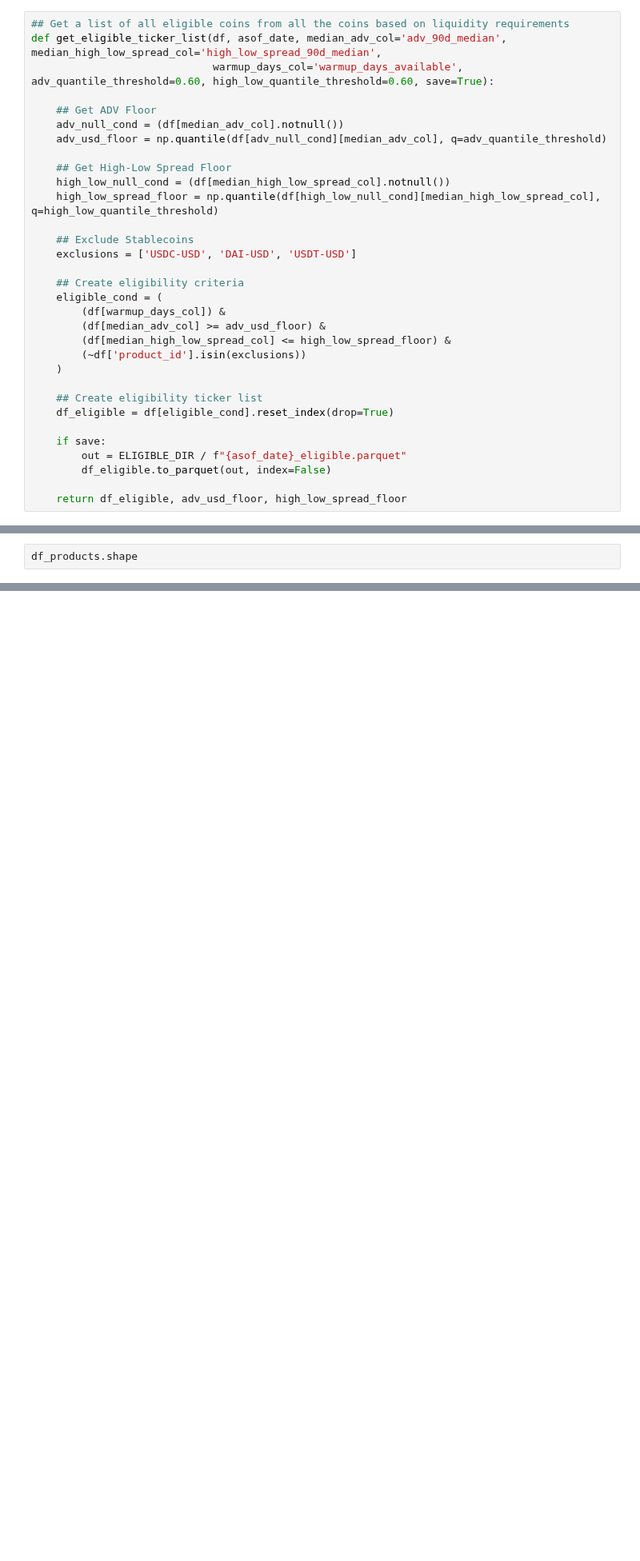
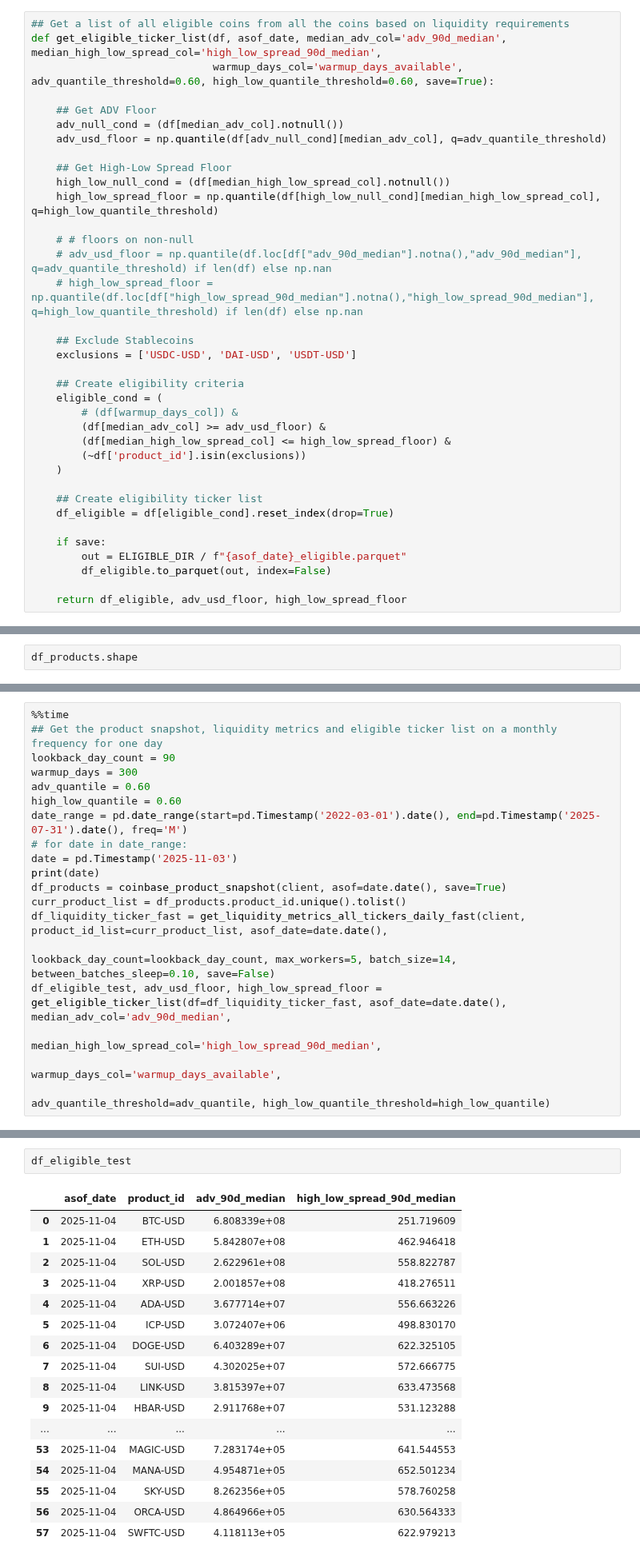
Before and after one commit to adheerchauhan/trend_following, a Jupyter notebook: research/notebooks/Trend_Following_Universe_Expansion.ipynb, the cells around one changed output, grey strips where cells are left out. Shown at 80% size. Cells and saved outputs as stored; diff of their text form; blank space fills up the shorter version.

Commit message:
Trend Following Strategy Production Script

```diff
--- a/research/notebooks/Trend_Following_Universe_Expansion.ipynb
+++ b/research/notebooks/Trend_Following_Universe_Expansion.ipynb
@@ -866,12 +981,16 @@ def get_eligible_ticker_list(df, asof_date, median_adv_col='adv_90d_median', med
     high_low_null_cond = (df[median_high_low_spread_col].notnull())
     high_low_spread_floor = np.quantile(df[high_low_null_cond][median_high_low_spread_col], q=high_low_quantile_threshold)
 
+    # # floors on non-null
+    # adv_usd_floor = np.quantile(df.loc[df["adv_90d_median"].notna(),"adv_90d_median"], q=adv_quantile_threshold) if len(df) else np.nan
+    # high_low_spread_floor = np.quantile(df.loc[df["high_low_spread_90d_median"].notna(),"high_low_spread_90d_median"], q=high_low_quantile_threshold) if len(df) else np.nan
+
     ## Exclude Stablecoins
     exclusions = ['USDC-USD', 'DAI-USD', 'USDT-USD']
 
     ## Create eligibility criteria
     eligible_cond = (
-        (df[warmup_days_col]) &
+        # (df[warmup_days_col]) &
         (df[median_adv_col] >= adv_usd_floor) &
         (df[median_high_low_spread_col] <= high_low_spread_floor) &
         (~df['product_id'].isin(exclusions))
@@ -937,3 +1033,22 @@ for date in date_range:
                                                                                  median_high_low_spread_col='high_low_spread_90d_median',
                                                                                  warmup_days_col='warmup_days_available',
                                                                                  adv_quantile_threshold=adv_quantile, high_low_quantile_threshold=high_low_quantile)
+# %%
+%%time
+## Get the product snapshot, liquidity metrics and eligible ticker list on a monthly frequency for one day
+lookback_day_count = 90
+warmup_days = 300
+adv_quantile = 0.60
+high_low_quantile = 0.60
+date_range = pd.date_range(start=pd.Timestamp('2022-03-01').date(), end=pd.Timestamp('2025-07-31').date(), freq='M')
+# for date in date_range:
+date = pd.Timestamp('2025-11-03')
+print(date)
+df_products = coinbase_product_snapshot(client, asof=date.date(), save=True)
+curr_product_list = df_products.product_id.unique().tolist()
+df_liquidity_ticker_fast = get_liquidity_metrics_all_tickers_daily_fast(client, product_id_list=curr_product_list, asof_date=date.date(),
+                                                                        lookback_day_count=lookback_day_count, max_workers=5, batch_size=14, between_batches_sleep=0.10, save=False)
+df_eligible_test, adv_usd_floor, high_low_spread_floor = get_eligible_ticker_list(df=df_liquidity_ticker_fast, asof_date=date.date(), median_adv_col='adv_90d_median',
+                                                                                  median_high_low_spread_col='high_low_spread_90d_median',
+                                                                                  warmup_days_col='warmup_days_available',
+                                                                                  adv_quantile_threshold=adv_quantile, high_low_quantile_threshold=high_low_quantile)
@@ -939,0 +1059,20 @@ for date in date_range:
+# %%
+df_eligible_test
+# %% [output]
+|  | asof_date | product_id | adv_90d_median | high_low_spread_90d_median |
+| 0 | 2025-11-04 | BTC-USD | 6.808339e+08 | 251.719609 |
+| 1 | 2025-11-04 | ETH-USD | 5.842807e+08 | 462.946418 |
+| 2 | 2025-11-04 | SOL-USD | 2.622961e+08 | 558.822787 |
+| 3 | 2025-11-04 | XRP-USD | 2.001857e+08 | 418.276511 |
+| 4 | 2025-11-04 | ADA-USD | 3.677714e+07 | 556.663226 |
+| 5 | 2025-11-04 | ICP-USD | 3.072407e+06 | 498.830170 |
+| 6 | 2025-11-04 | DOGE-USD | 6.403289e+07 | 622.325105 |
+| 7 | 2025-11-04 | SUI-USD | 4.302025e+07 | 572.666775 |
+| 8 | 2025-11-04 | LINK-USD | 3.815397e+07 | 633.473568 |
+| 9 | 2025-11-04 | HBAR-USD | 2.911768e+07 | 531.123288 |
+| ... | ... | ... | ... | ... |
+| 53 | 2025-11-04 | MAGIC-USD | 7.283174e+05 | 641.544553 |
+| 54 | 2025-11-04 | MANA-USD | 4.954871e+05 | 652.501234 |
+| 55 | 2025-11-04 | SKY-USD | 8.262356e+05 | 578.760258 |
+| 56 | 2025-11-04 | ORCA-USD | 4.864966e+05 | 630.564333 |
+| 57 | 2025-11-04 | SWFTC-USD | 4.118113e+05 | 622.979213 |
```
Also changed, not shown: parts of 31 cells of this notebook, 1 other file.
